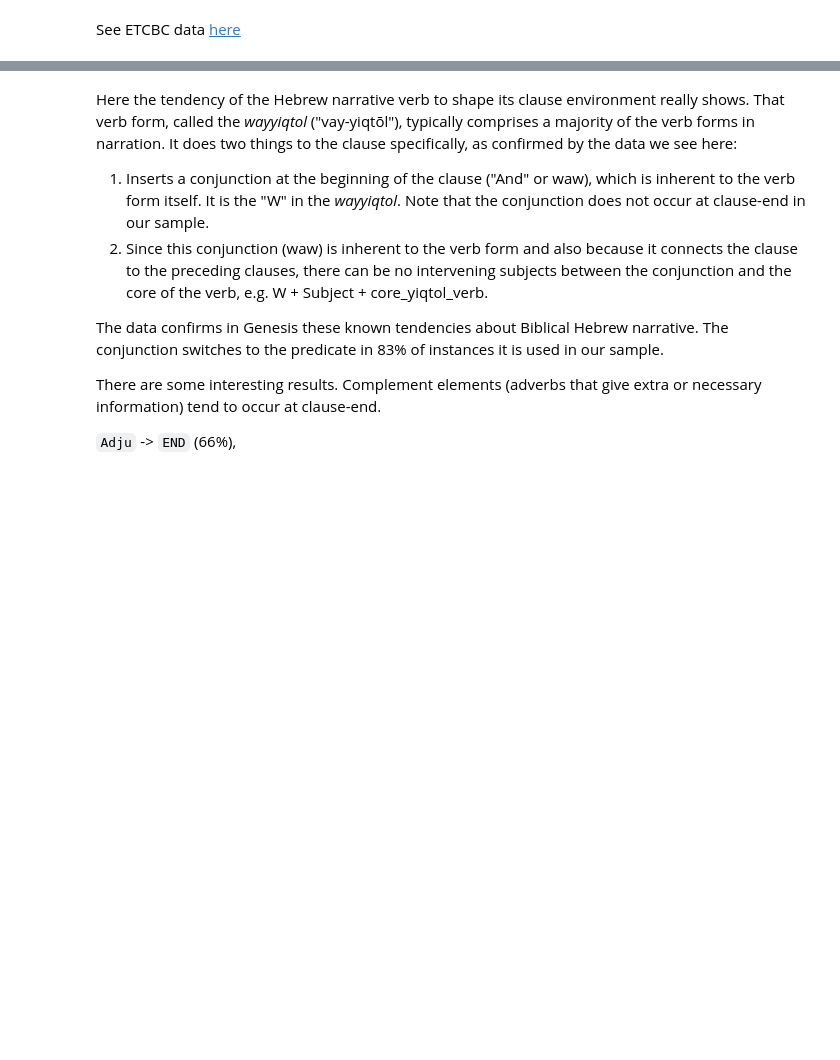
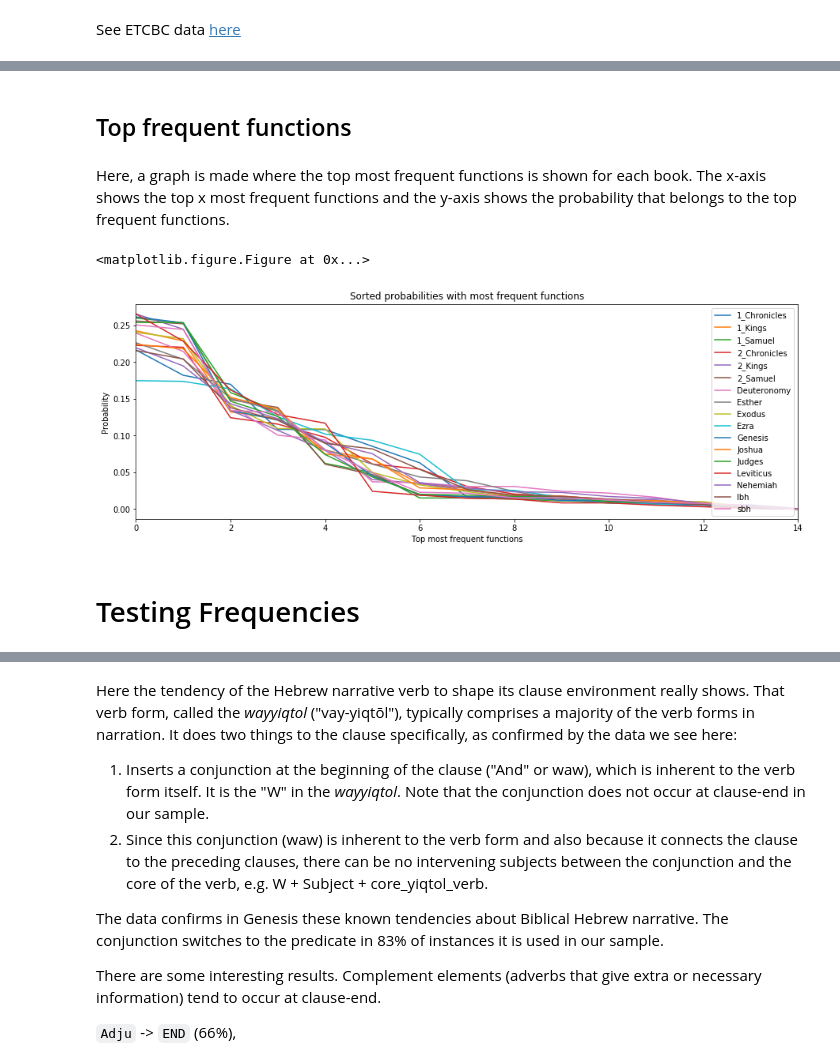
Before and after one commit to ETCBC/Probabilistic_Language_Change, a Jupyter notebook: markov_chain_analysis.ipynb, the cells around one changed output, grey strips where cells are left out. Cells and saved outputs as stored; diff of their text form; code cells hidden in the pictures; blank space fills up the shorter version.

```diff
--- a/markov_chain_analysis.ipynb
+++ b/markov_chain_analysis.ipynb
@@ -269,10 +17,0 @@ plt.show()
-# %%
-zeromatrix= np.zeros((maxBook-minBook+1, len(bookNames)))
-
-for indexC,book in enumerate(booksContents):
-    for clause in book:
-        zeromatrix[len(clause)-1][indexC]+=1
-
-df_len = pd.DataFrame(zeromatrix, columns = bookNames)
-df_len.index = pd.Series(list(range(minBook,maxBook+1)))
-df_len
@@ -579,0 +169,22 @@ NameError: name 'book_names' is not defined
+# %% [markdown]
+## Top frequent functions
+# %% [markdown]
+Here, a graph is made where the top most frequent functions is shown for each book. The x-axis shows the top x most frequent functions and the y-axis shows the probability that belongs to the top frequent functions.
+# %%
+dictionary_prob = dict()
+for column in df_prob_Count:
+    probs = df_prob_Count[column].values
+    dictionary_prob[column] = sorted(probs, reverse=True)
+df_sorted_prob = pd.DataFrame(dictionary_prob)
+
+plt.figure()
+df_sorted_prob.plot(figsize = (15,5), kind='line')
+plt.title("Sorted probabilities with most frequent functions")
+plt.xlabel("Top most frequent functions")
+plt.ylabel("Probability")
+plt.show()
+# %% [output]
+<matplotlib.figure.Figure at 0x...>
+[figure, added]
+# %% [markdown]
+# Testing Frequencies
```
Also changed, not shown: parts of 82 cells of this notebook.
